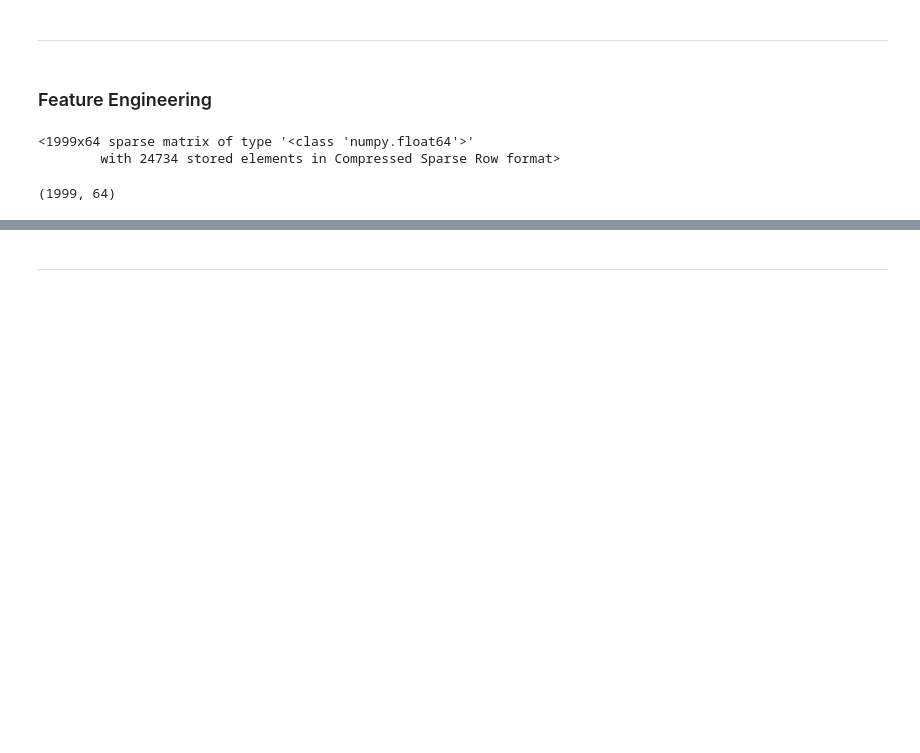
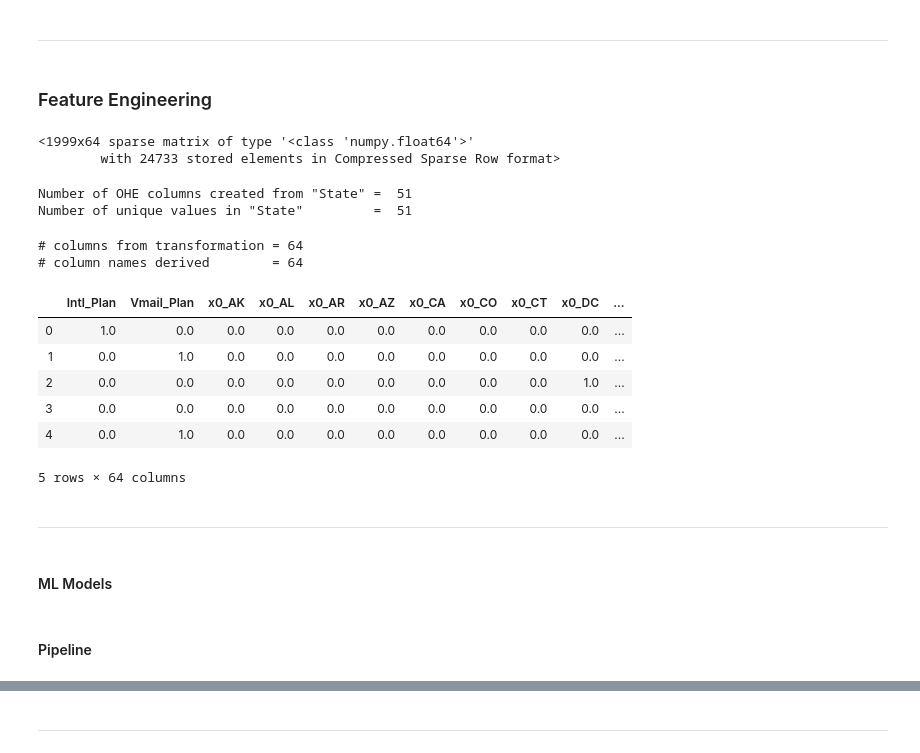
Before and after one commit to ashish-sharma-as/Customer_Churn, a Jupyter notebook: customer_churn.ipynb, the cells around one changed output, grey strips where cells are left out. Cells and saved outputs as stored; diff of their text form; code cells hidden in the pictures; blank space fills up the shorter version.

```diff
--- a/customer_churn.ipynb
+++ b/customer_churn.ipynb
@@ -654,17 +708,24 @@ pipe_num_imp_ss = make_pipeline(imp_median_n, num_transformer,ss)
 # %%
 # Utilizing Column Transformer for transformations
 
-ct = make_column_transformer(
+preprocessor = make_column_transformer(
     (pipe_cat_imp_oe, features_for_pipe_cat_imp_oe)
     ,(pipe_imp_ohe, features_for_ohe)
     ,(pipe_num_imp_ss, features_for_pipe_num_imp_ss)
     ,remainder='passthrough')
 # %%
-ct.fit_transform(X_train)
+preprocessor.fit_transform(X_train)
 # %% [output]
 <1999x64 sparse matrix of type '<class 'numpy.float64'>'
-        with 24734 stored elements in Compressed Sparse Row format>
+        with 24733 stored elements in Compressed Sparse Row format>
-# %%
-ct.fit_transform(X_train).toarray().shape
-# %% [output]
-(1999, 64)
+# %%
+# Deriving the column names for the OneHot encoded 'State'
+
+features_transformed_ohe = list(preprocessor.transformers_[1][1].named_steps['onehotencoder'].get_feature_names())
+
+# Quick check
+print('Number of OHE columns created from "State" = ', len(features_transformed_ohe))
+print('Number of unique values in "State"         = ', churn_data['State'].nunique())
+# %% [output]
+Number of OHE columns created from "State" =  51
+Number of unique values in "State"         =  51
@@ -671,7 +750,35 @@ ct.fit_transform(X_train).toarray().shape
+# %%
+# Check the transformed features column name count
+# versus the shape of the transformed array
+
+print('\n# columns from transformation =', preprocessor.fit_transform(X_train).toarray().shape[1])
+print('# column names derived        =', len(features_transformed))
+# %% [output]
+# columns from transformation = 64
+# column names derived        = 64
+# %%
+# Forming transformed DF with transformed features
+
+X_train_tf = pd.DataFrame(preprocessor.fit_transform(X_train).toarray(), columns=features_transformed)
+X_train_tf.head()
+# %% [output]
+|  | Intl_Plan | Vmail_Plan | x0_AK | x0_AL | x0_AR | x0_AZ | x0_CA | x0_CO | x0_CT | x0_DC | ... |
+| 0 | 1.0 | 0.0 | 0.0 | 0.0 | 0.0 | 0.0 | 0.0 | 0.0 | 0.0 | 0.0 | ... |
+| 1 | 0.0 | 1.0 | 0.0 | 0.0 | 0.0 | 0.0 | 0.0 | 0.0 | 0.0 | 0.0 | ... |
+| 2 | 0.0 | 0.0 | 0.0 | 0.0 | 0.0 | 0.0 | 0.0 | 0.0 | 0.0 | 1.0 | ... |
+| 3 | 0.0 | 0.0 | 0.0 | 0.0 | 0.0 | 0.0 | 0.0 | 0.0 | 0.0 | 0.0 | ... |
+| 4 | 0.0 | 1.0 | 0.0 | 0.0 | 0.0 | 0.0 | 0.0 | 0.0 | 0.0 | 0.0 | ... |
+5 rows × 64 columns
+# %% [markdown]
+---
+# %% [markdown]
+#### ML Models
 # %%
 # Instantiate ML Model
 
 logreg = LogisticRegression()
+# %% [markdown]
+#### Pipeline
 # %%
 # Make pipeline of all transformation and Logistic model
 
```
Also changed, not shown: parts of 60 cells of this notebook.
